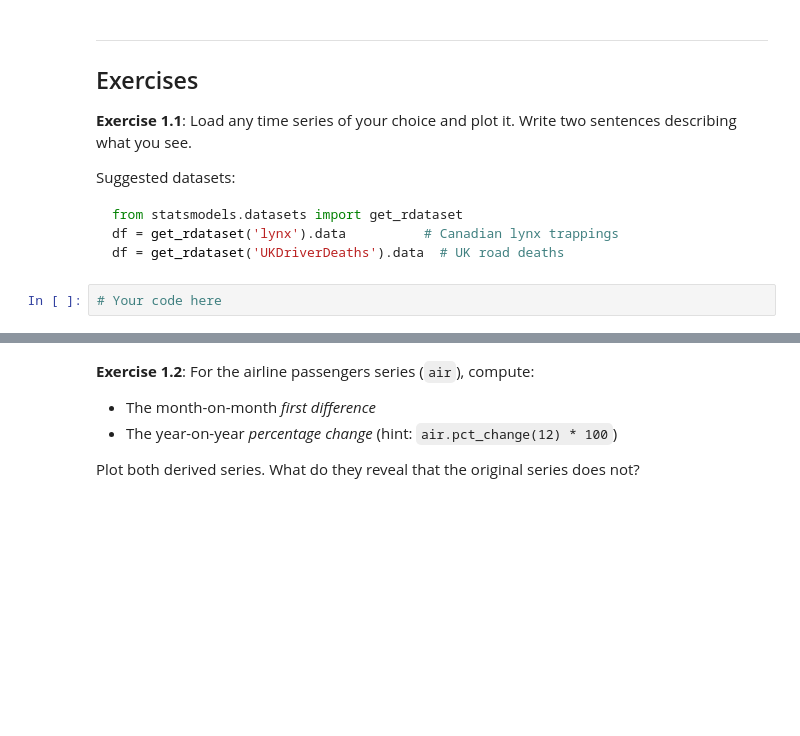
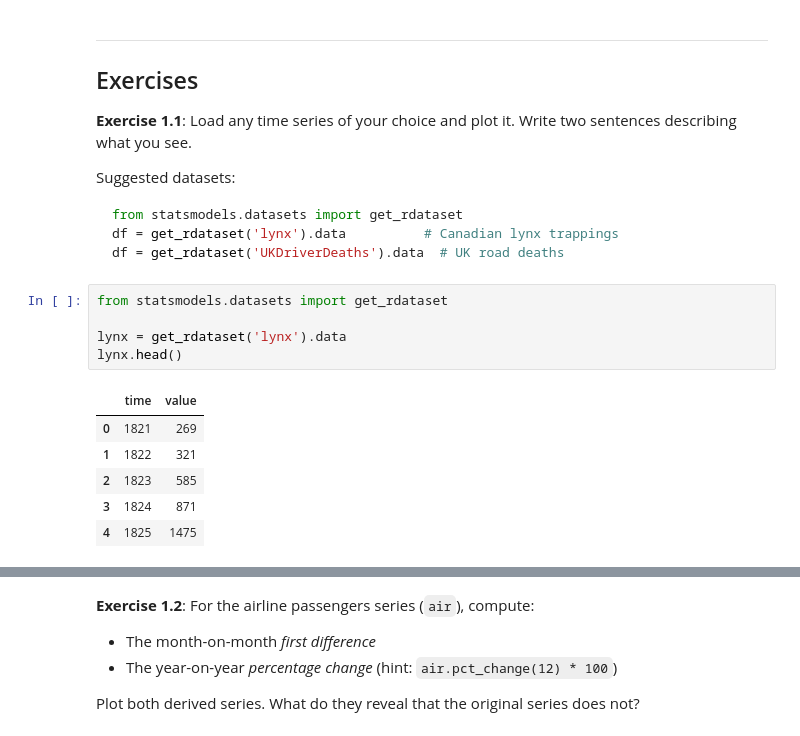
Before and after one commit to rouzbeh-enayatzadeh/ds-time-series-analysis, a Jupyter notebook: 01_what_is_time_series.ipynb, the cells around one changed output, grey strips where cells are left out. Saved outputs shown, nothing was run; the diff lists cells and outputs as text; blank space fills up the shorter version.

````diff
--- a/01_what_is_time_series.ipynb
+++ b/01_what_is_time_series.ipynb
@@ -226,5 +300,15 @@ from statsmodels.datasets import get_rdataset
 df = get_rdataset('lynx').data          # Canadian lynx trappings
 df = get_rdataset('UKDriverDeaths').data  # UK road deaths
 ```
-# %%
-# Your code here
+# %%
+from statsmodels.datasets import get_rdataset
+
+lynx = get_rdataset('lynx').data
+lynx.head()
+# %% [output]
+|  | time | value |
+| 0 | 1821 | 269 |
+| 1 | 1822 | 321 |
+| 2 | 1823 | 585 |
+| 3 | 1824 | 871 |
+| 4 | 1825 | 1475 |
````
Also changed, not shown: parts of 13 cells of this notebook.
